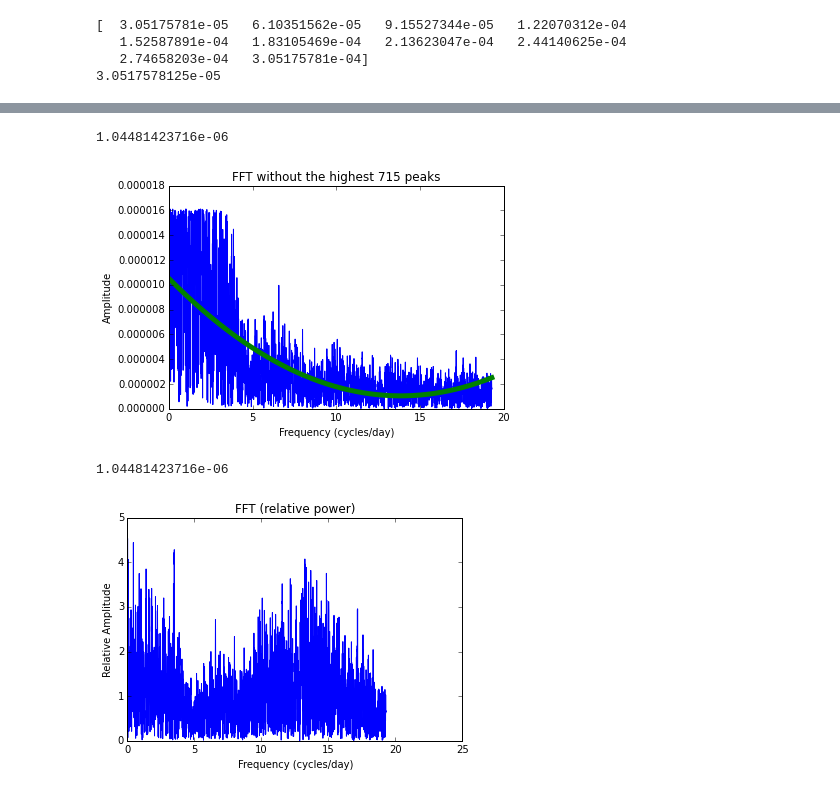
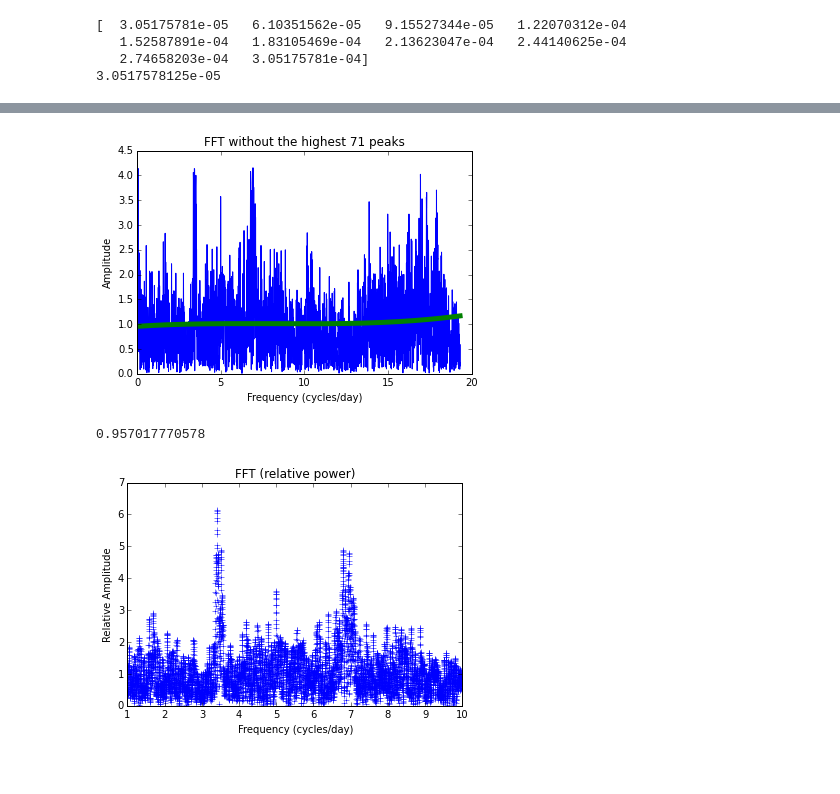
Before and after one commit to dianadianadiana/FFT, a Jupyter notebook: Data/fft.ipynb, the cells around one changed output, grey strips where cells are left out. Saved outputs shown, nothing was run; the diff lists cells and outputs as text; code cells hidden in the pictures.

Commit message:
better relative power

```diff
--- a/Data/fft.ipynb
+++ b/Data/fft.ipynb
@@ -34,7 +34,7 @@ filename_arr = ['201124933', '201127583', '201140274', '201143076', '201149315',
 # for filename in filename_arr:
 #     print("LCfluxesepic" + str(filename) + "star00.txt")
 
-chosenfile = "LCfluxesepic" + str(filename_arr[15]) + "star00.txt"
+chosenfile = "LCfluxesepic" + str(filename_arr[14]) + "star00.txt"
 print(chosenfile)
 data = np.loadtxt(chosenfile)
 # %% [output]
@@ -272,0 +260,7 @@ def poly_maker(x, y, func, poly = 1):
+# %%
+print(np.amin(z))
+pre_power_rel = power/z
+
+plt.plot(freq*constant, pre_power_rel)
+plt.title("FFT, freq vs pre_power_rel")
+plt.show()
@@ -273,34 +270,32 @@ def poly_maker(x, y, func, poly = 1):
 # %%
-power_fit = np.delete(power, val_indexes)
-freq_fit = np.delete(freq, val_indexes)
+pre_indexes = constraint_index_finder(4, freq, pre_power_rel) #peaks
 
-# temp best line fit -- look at paper Roberto sent to use that function
-# P(f) proportional to 1/ [1 + (pi*f*t)**c]
-# is the t the time scale? or is it something else?
-# c = 2 (with exoplanets) or 4 (with the sun)
+power_fit = np.delete(pre_power_rel, pre_indexes)
+freq_fit = np.delete(freq, pre_indexes)
 
-z1 = poly_maker(freq_fit, power_fit, freq_fit, poly = 2)
-print(np.amin(z1))
-plt.plot(freq_fit*freq_fact*conv_hr_day, power_fit, 'b')
-plt.plot(freq_fit*freq_fact*conv_hr_day, z1, 'g', linewidth = 5.0)
-plt.title("FFT without the highest " + str(len(val_indexes)) +" peaks")
+z1 = poly_maker(freq_fit, power_fit, freq_fit, poly = 3)
+
+plt.plot(freq_fit*constant, power_fit, 'b')
+plt.plot(freq_fit*constant, z1, 'g', linewidth = 5.0)
+plt.title("FFT without the highest " + str(len(pre_indexes)) + " peaks")
 plt.xlabel("Frequency (cycles/day)")
 plt.ylabel("Amplitude")
 plt.show()
+print(np.amin(z1))
 # %% [output]
+[figure, new version]
-1.04481423716e-06
+0.957017770578
-[figure, old version]
 # %%
 # Relative power
-z2 = poly_maker(freq_fit, power_fit, freq, poly = 2)
-power_rel = power/z2
-print(np.amin(z2))
-plt.plot(freq*freq_fact*conv_hr_day, power_rel, 'b')
+z2 = poly_maker(freq_fit, power_fit, freq)
+
+power_rel = pre_power_rel/z2
+
+plt.plot(freq*freq_fact*conv_hr_day, power_rel, 'b+')
 plt.title("FFT (relative power)")
 plt.xlabel("Frequency (cycles/day)")
 plt.ylabel("Relative Amplitude")
-plt.xlim([0,25])
+plt.xlim([1,10])
 plt.show()
 # %% [output]
-1.04481423716e-06
-[figure, old version]
+[figure, new version]
```
Also changed, not shown: parts of 19 cells of this notebook.
